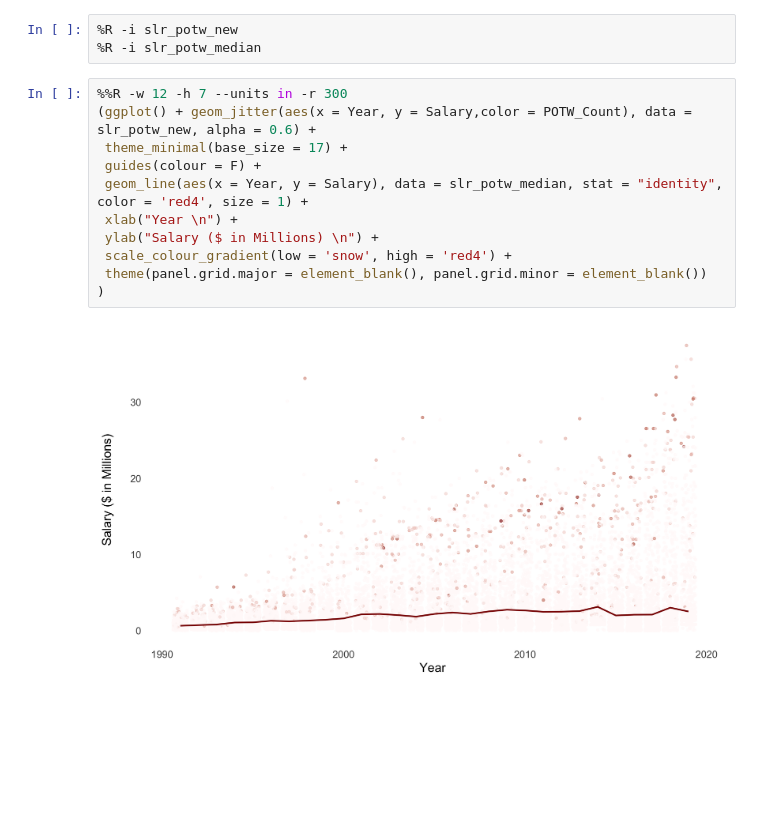
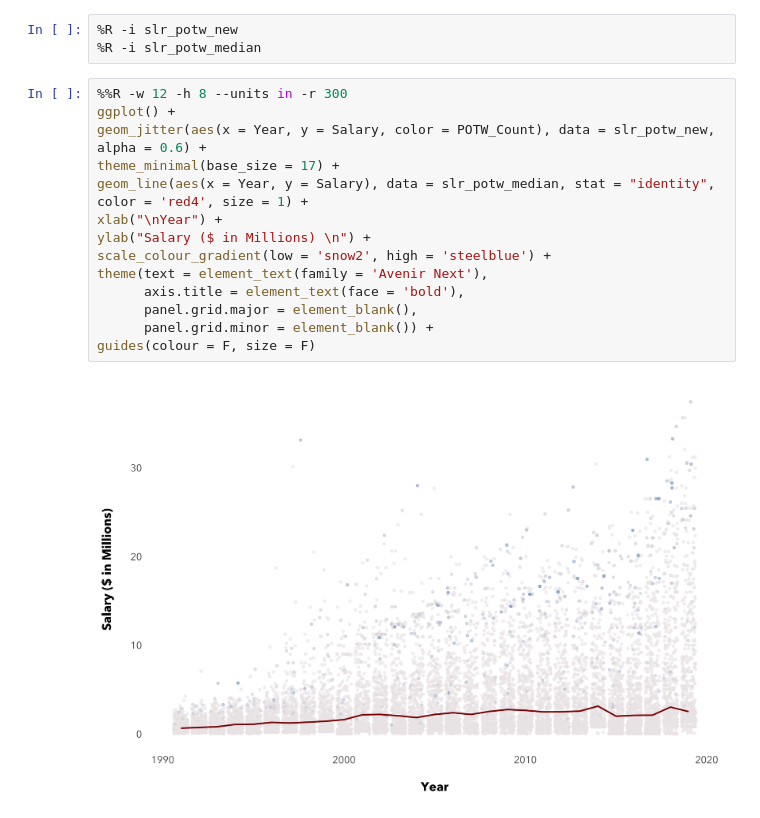
Before and after one commit to chunheisiu/NBA-POTW-Visualization, a Jupyter notebook: notebooks/_ggplot_2.ipynb, the cells around one changed output. Drawn from its saved outputs; the diff is of its cells as text; blank space fills up the shorter version.

```diff
--- a/notebooks/_ggplot_2.ipynb
+++ b/notebooks/_ggplot_2.ipynb
@@ -200,15 +203,18 @@ slr_potw_median.head()
 %R -i slr_potw_new
 %R -i slr_potw_median
 # %%
-%%R -w 12 -h 7 --units in -r 300
-(ggplot() + geom_jitter(aes(x = Year, y = Salary,color = POTW_Count), data = slr_potw_new, alpha = 0.6) +
- theme_minimal(base_size = 17) +
- guides(colour = F) +
- geom_line(aes(x = Year, y = Salary), data = slr_potw_median, stat = "identity", color = 'red4', size = 1) +
- xlab("Year \n") +
- ylab("Salary ($ in Millions) \n") +
- scale_colour_gradient(low = 'snow', high = 'red4') +
- theme(panel.grid.major = element_blank(), panel.grid.minor = element_blank())
-)
+%%R -w 12 -h 8 --units in -r 300
+ggplot() +
+geom_jitter(aes(x = Year, y = Salary, color = POTW_Count), data = slr_potw_new, alpha = 0.6) +
+theme_minimal(base_size = 17) +
+geom_line(aes(x = Year, y = Salary), data = slr_potw_median, stat = "identity", color = 'red4', size = 1) +
+xlab("\nYear") +
+ylab("Salary ($ in Millions) \n") +
+scale_colour_gradient(low = 'snow2', high = 'steelblue') +
+theme(text = element_text(family = 'Avenir Next'),
+      axis.title = element_text(face = 'bold'),
+      panel.grid.major = element_blank(),
+      panel.grid.minor = element_blank()) +
+guides(colour = F, size = F)
 # %% [output]
-[figure, old version]
+[figure, new version]
```
Also changed, not shown: parts of 1 cell of this notebook.
